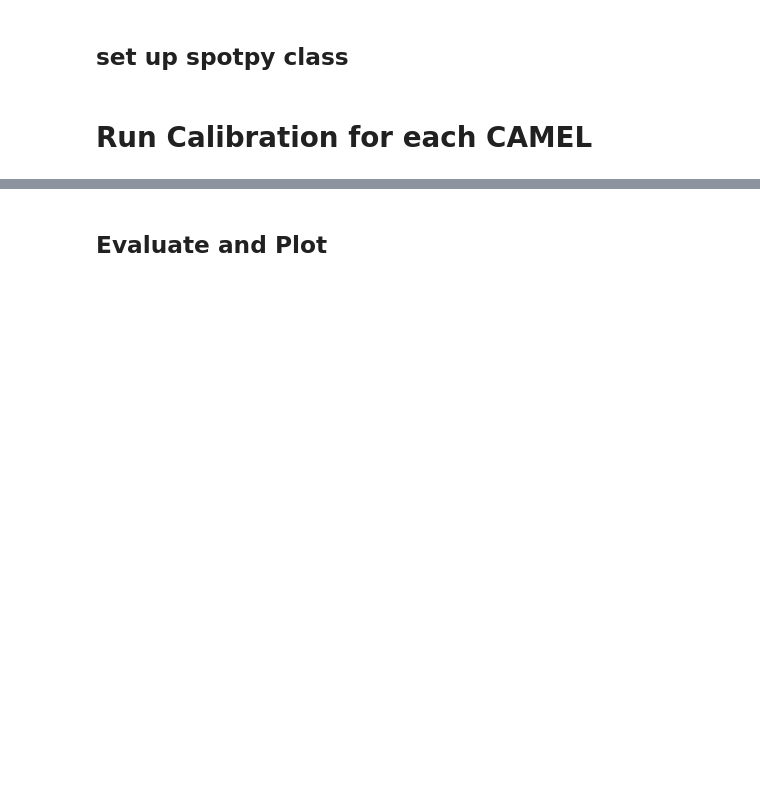
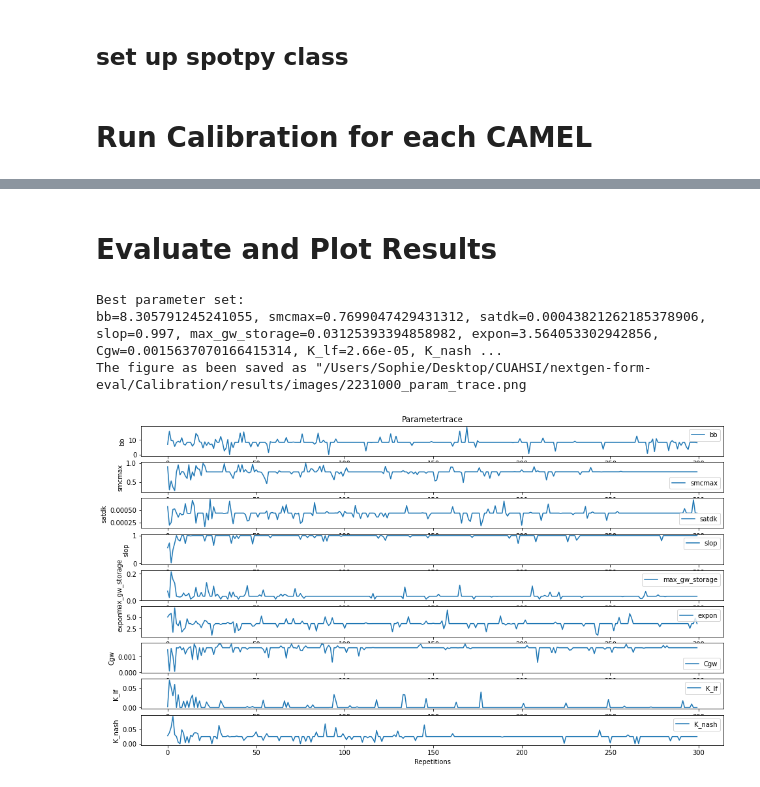
Before and after one commit to bolotinl/nextgen-form-eval, a Jupyter notebook: Calibration/Calibration_1_basin.ipynb, the cells around one changed output, grey strips where cells are left out. Saved outputs shown, nothing was run; the diff lists cells and outputs as text; code cells hidden in the pictures; blank space fills up the shorter version.

```diff
--- a/Calibration/Calibration_1_basin.ipynb
+++ b/Calibration/Calibration_1_basin.ipynb
@@ -174,2 +269,43 @@ for i in range(basin_list.shape[0]):
 # %% [markdown]
-## Evaluate and Plot
+# Evaluate and Plot Results
+# %%
+# Loop through each basin
+# for i in range(basin_list.shape[0]):
+    #if i == 1 : break
+# i = 130
+
+# g = basin_list[0][i]
+
+# # load results from each basin
+# all_result_filename = str(g) + '_all_results_dds.npy'
+# all_result_file = os.path.join(raw_results_path,all_result_filename)
+# results = np.load(all_result_file)
+
+# get best parameters and sim
+best_params = spotpy.analyser.get_best_parameterset(results)
+
+obj_values=results['like1']
+best_obj_value=np.nanmax(obj_values)
+best_idx=np.where(obj_values==best_obj_value)
+
+best_sim = spotpy.analyser.get_modelruns(results[best_idx[0][0]])
+best_sim = np.array([best_sim[i] for i in range(len(best_sim))])
+
+best_run = {"best parameters":list(best_params[0]),"best objective value": best_obj_value, "best simulation results": list(best_sim)}
+
+best_run_filename = str(g) + '_best_run.json'
+best_run_file = os.path.join(best_run_dir,best_run_filename)
+
+with open(best_run_file, 'w', encoding='utf-8') as f:
+    json.dump(best_run, f, ensure_ascii=False, indent=4)
+
+# plot parameter trace png
+param_trace_imgname = str(g) + '_param_trace.png'
+param_trace_imgfile = os.path.join(png_dir,param_trace_imgname)
+
+spotpy.analyser.plot_parametertrace(results,fig_name = param_trace_imgfile)
+# %% [output]
+Best parameter set:
+bb=8.305791245241055, smcmax=0.7699047429431312, satdk=0.00043821262185378906, slop=0.997, max_gw_storage=0.03125393394858982, expon=3.564053302942856, Cgw=0.0015637070166415314, K_lf=2.66e-05, K_nash ...
+The figure as been saved as "/Users/Sophie/Desktop/CUAHSI/nextgen-form-eval/Calibration/results/images/2231000_param_trace.png
+[figure, added]
```
Also changed, not shown: parts of 16 cells of this notebook, 3 other files.
